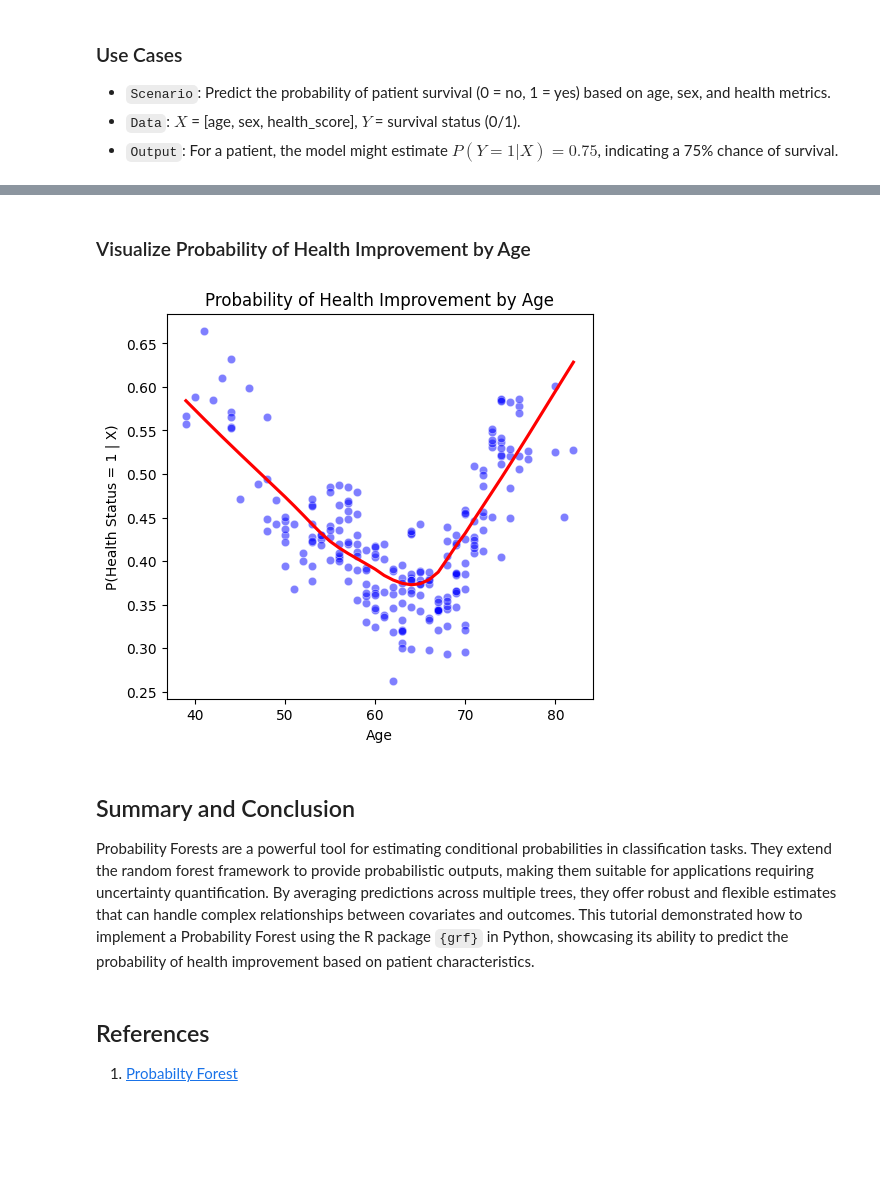
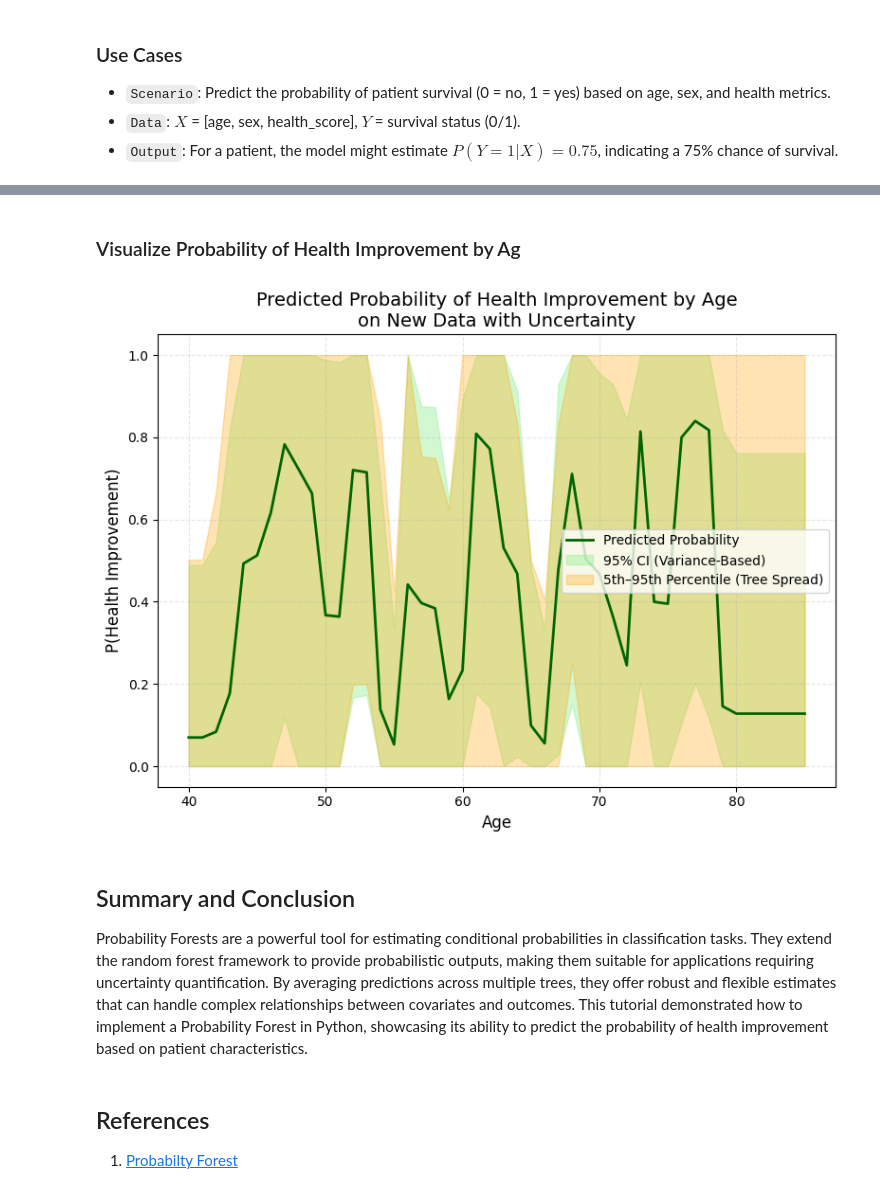
Before and after one commit to zia207/python-colab, a Jupyter notebook: NoteBook/Machine_Learning/Tree_based/03-01-02-08-07-tree-based-models-bagging-grf-probability-forest-python.ipynb, the cells around one changed output, grey strips where cells are left out. Cells and saved outputs as stored; diff of their text form; code cells hidden in the pictures; blank space fills up the shorter version.

```diff
--- a/NoteBook/Machine_Learning/Tree_based/03-01-02-08-07-tree-based-models-bagging-grf-probability-forest-python.ipynb
+++ b/NoteBook/Machine_Learning/Tree_based/03-01-02-08-07-tree-based-models-bagging-grf-probability-forest-python.ipynb
@@ -271,0 +246,9 @@ First 5 rows of the results DataFrame:
+# %%
+print("\nFitting Probability Forest...")
+rf_model = probability_forest(X_train,
+                              Y_train,
+                              n_estimators=500,
+                              max_depth=10,
+                              random_state=42)
+
+print(f"Out-of-Bag (OOB) Score: {rf_model.oob_score_:.3f}")
@@ -272,21 +287,39 @@ First 5 rows of the results DataFrame:
 # %% [markdown]
-### Visualize Probability of Health Improvement by Age
+### Visualize Probability of Health Improvement by Ag
-# %%
-# Visualize Probability of Health Improvement by Age
-plt.figure(figsize=(5.5, 5))
-sns.scatterplot(data=results, x='age', y='prob_health_improved', color='blue', alpha=0.5)
-sns.regplot(data=results, x='age', y='prob_health_improved', lowess=True, scatter=False, color='red')
-plt.title('Probability of Health Improvement by Age')
-plt.xlabel('Age')
-plt.ylabel('P(Health Status = 1 | X)')
-sns.set_style('white')  # Approximate theme_minimal()
-plt.show()
-# %% [output]
-[figure, removed]
+# %%
+# Visualize: Probability of Health Improvement by Age (New Data)
+
+plt.figure(figsize=(8, 6))
+
+plt.plot(new_predictions['age'], new_predictions['predicted_probability'],
+         color='darkgreen', linewidth=2, label='Predicted Probability')
+
+plt.fill_between(new_predictions['age'],
+                 new_predictions['lower_ci'],
+                 new_predictions['upper_ci'],
+                 color='lightgreen', alpha=0.4, label='95% CI (Variance-Based)')
+
+# Optional: Add tree-based 5%-95% quantiles
+if 'prob_5th' in new_predictions.columns:
+    plt.fill_between(new_predictions['age'],
+                     new_predictions['prob_5th'],
+                     new_predictions['prob_95th'],
+                     color='orange', alpha=0.3, label='5th–95th Percentile (Tree Spread)')
+
+plt.xlabel('Age', fontsize=12)
+plt.ylabel('P(Health Improvement)', fontsize=12)
+plt.title('Predicted Probability of Health Improvement by Age\non New Data with Uncertainty', fontsize=14)
+plt.legend(loc='best')
+plt.grid(True, linestyle='--', alpha=0.3)
+plt.tight_layout()
+plt.show()
+# %% [output]
+[figure, added]
 # %% [markdown]
+
 ## Summary and Conclusion
 
-Probability Forests are a powerful tool for estimating conditional probabilities in classification tasks. They extend the random forest framework to provide probabilistic outputs, making them suitable for applications requiring uncertainty quantification. By averaging predictions across multiple trees, they offer robust and flexible estimates that can handle complex relationships between covariates and outcomes. This tutorial demonstrated how to implement a Probability Forest using the R package `{grf}` in Python, showcasing its ability to predict the probability of health improvement based on patient characteristics.
+Probability Forests are a powerful tool for estimating conditional probabilities in classification tasks. They extend the random forest framework to provide probabilistic outputs, making them suitable for applications requiring uncertainty quantification. By averaging predictions across multiple trees, they offer robust and flexible estimates that can handle complex relationships between covariates and outcomes. This tutorial demonstrated how to implement a Probability Forest in Python, showcasing its ability to predict the probability of health improvement based on patient characteristics.
 # %% [markdown]
 
 ## References
```
Also changed, not shown: parts of 25 cells of this notebook.
